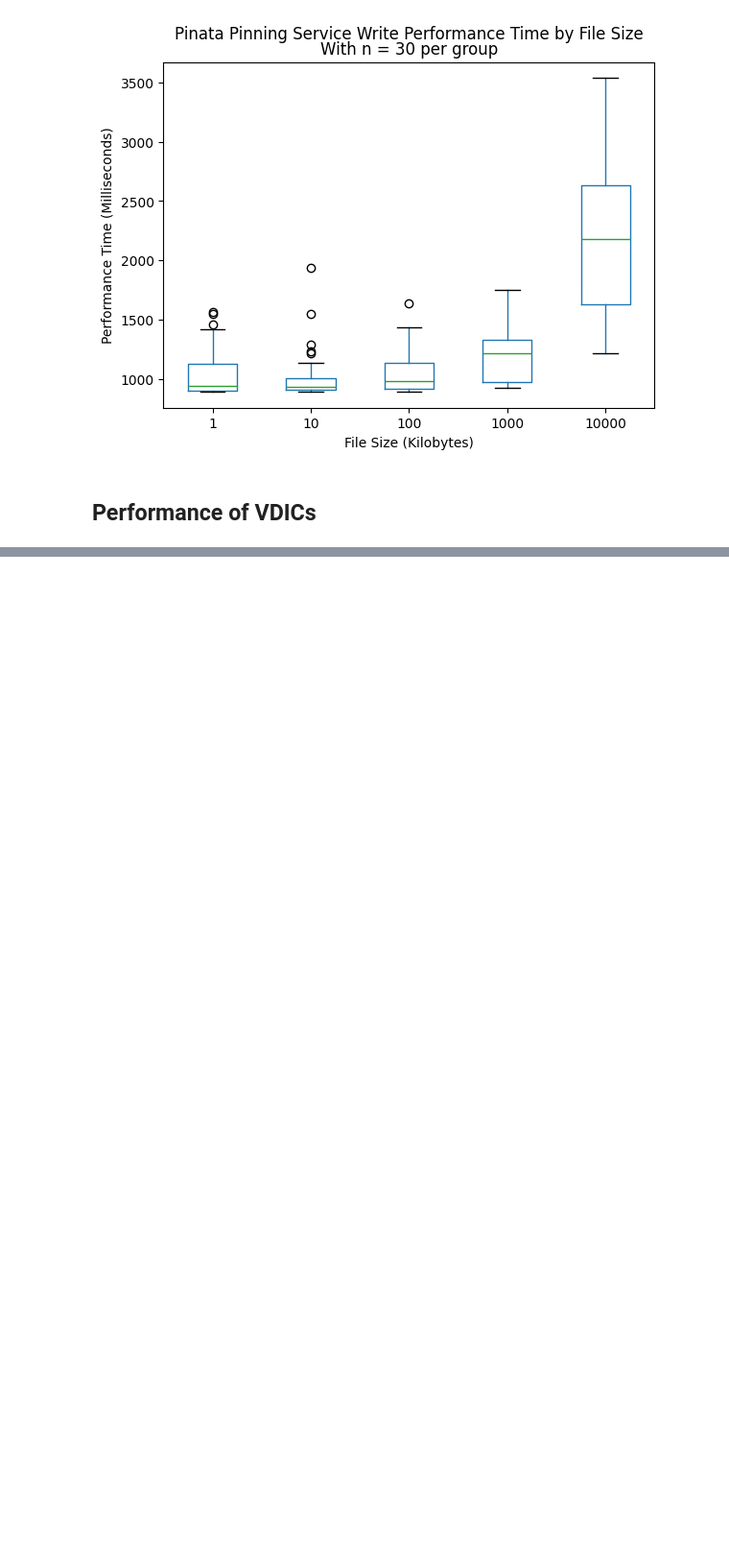
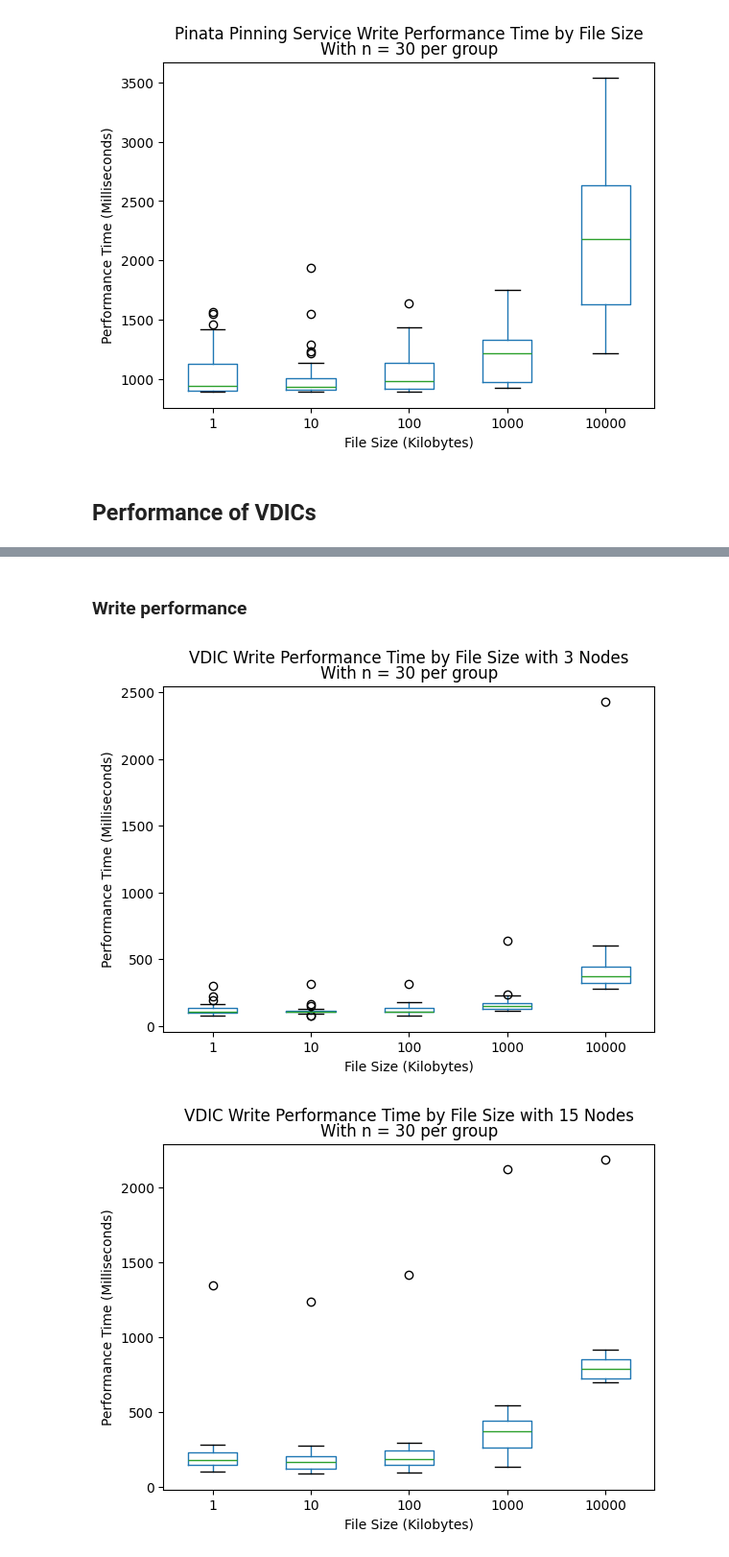
Before and after one commit to sid030sid/evaluation-vdic, a Jupyter notebook: evaluation.ipynb, the cells around one changed output, grey strips where cells are left out. Shown: that part at 96% size. Drawn from its saved outputs; the diff is of its cells as text; code cells hidden in the pictures; blank space fills up the shorter version.

```diff
--- a/evaluation.ipynb
+++ b/evaluation.ipynb
@@ -212,0 +320,14 @@ vdics = [
+# %% [markdown]
+### Write performance
+# %%
+# create boxplot of write performance time based on sizeGroup
+for vdic in vdics:
+    boxplot = vdic["cleanedWritePerformanceMeasurements"].boxplot(column=['performanceTime'], by='sizeGroup', grid=False)
+    plt.title('(with n = 30 per group)')
+    plt.suptitle(f'VDIC Write Performance Time by File Size with {vdic["numberOfNodes"]} Nodes')
+    plt.xlabel('File Size (Kilobytes)')
+    plt.ylabel('Performance Time (Milliseconds)')
+    plt.savefig(f'./evaluation-figures/vdic-write-performances/{vdic["numberOfNodes"]}-node-vdic-write-performance-time-by-file-size.png')
+# %% [output]
+[figure, added]
+[figure, added]
```
Also changed, not shown: parts of 9 cells of this notebook, 9 other files.
